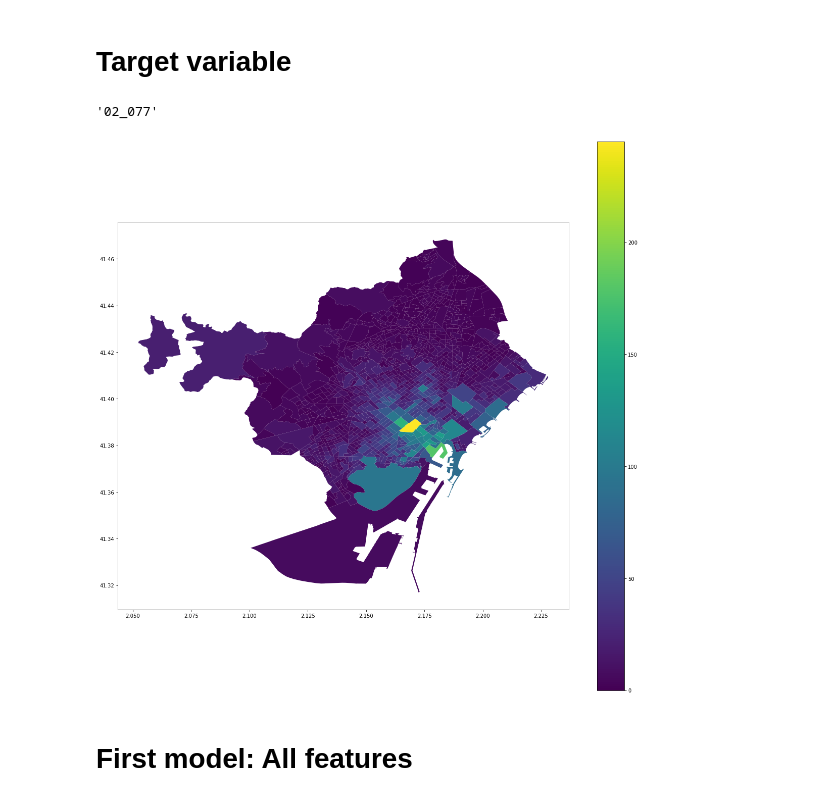
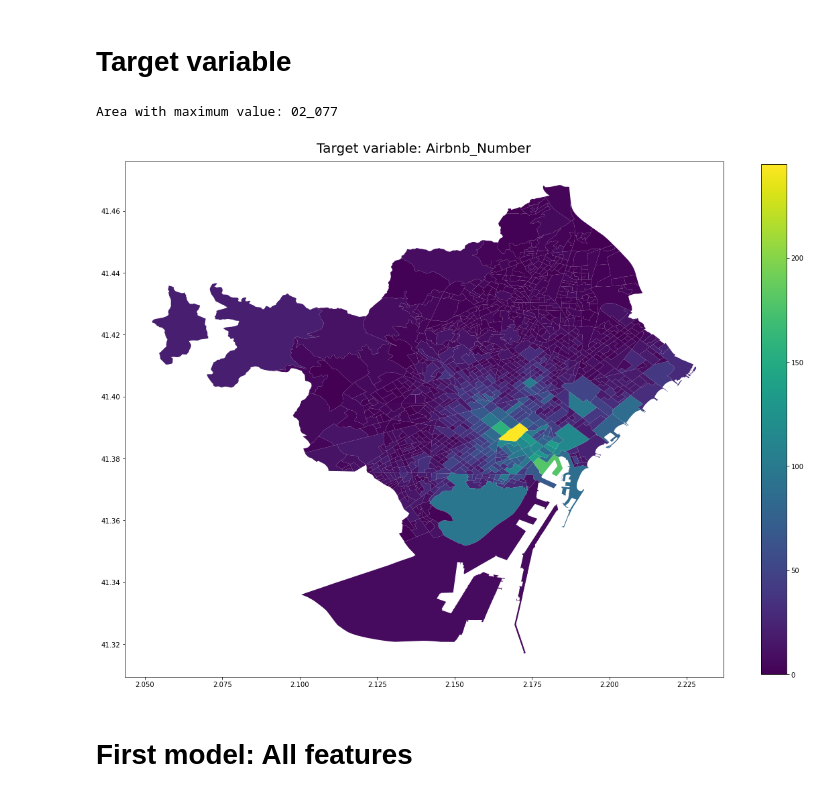
Before and after one commit to egregorimar/urbana, a Jupyter notebook: notebooks/01linear.ipynb, the cells around one changed output. Saved outputs shown, nothing was run; the diff lists cells and outputs as text; code cells hidden in the pictures.

```diff
--- a/notebooks/01linear.ipynb
+++ b/notebooks/01linear.ipynb
@@ -48,9 +49,11 @@ cmap = sns.diverging_palette(230, 20, as_cmap=True)
 OUTPUT_WARNINGS = False
 K_EDUCATION = 1
 K_AGE = 2
-K_NATIONALITY = 5
+K_NATIONALITY = 2
 K_RENT = 1
+K_POI = 10
 VARIABLE_TO_PREDICT = "Airbnb_Number"
+SAVE_FIGS = True
 # %%
 if not OUTPUT_WARNINGS:
     import warnings
@@ -82,12 +97,33 @@ X_train, X_test, y_train, y_test = train_test_split(X, y, random_state=RANDOM_ST
 target = gpd.read_file(DIR_DATA / "interim/sections_geo.json")
 target = target[["Tag", "geometry", VARIABLE_TO_PREDICT]]
 target.set_index("Tag", inplace=True)
+
+print("Area with maximum value: " + str(target[VARIABLE_TO_PREDICT].idxmax()))
+# %% [output]
+Area with maximum value: 02_077
-# %%
-target.plot(column=VARIABLE_TO_PREDICT, legend=True, figsize=(20, 20))
-target[VARIABLE_TO_PREDICT].idxmax()
-# %% [output]
-'02_077'
-[figure, removed]
+# %%
+fig, ax = plt.subplots(figsize=(20, 20))
+
+target.plot(
+    ax=ax,
+    column=VARIABLE_TO_PREDICT,
+    legend=True,
+    figsize=(20, 20),
+    #     edgecolor="black",
+    #     cmap="coolwarm",
+    #     vmin=-col_lim,
+    #     vmax=col_lim,
+    legend_kwds={"shrink": 0.7},
+)
+
+ax.set_title("Target variable: " + str(VARIABLE_TO_PREDICT), fontsize=20, y=1.01)
+
+if SAVE_FIGS:
+    plt.savefig(DIR_DATA / "processed/01_linear/target_variable.svg", format="svg")
+
+plt.show()
+# %% [output]
+[figure, added]
 # %% [markdown]
 # First model: All features
 # %% [markdown]
```
Also changed, not shown: parts of 34 cells of this notebook, 1 other file.
